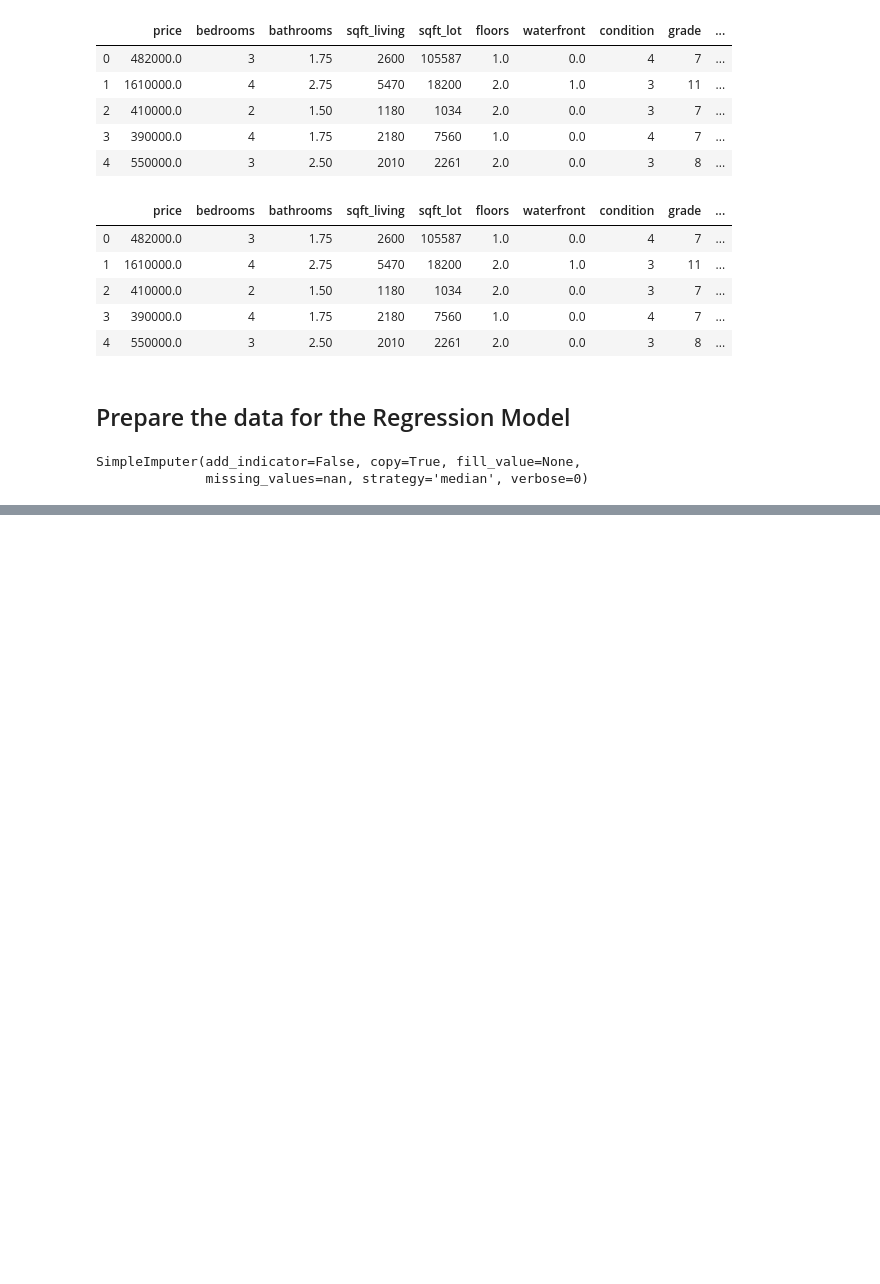
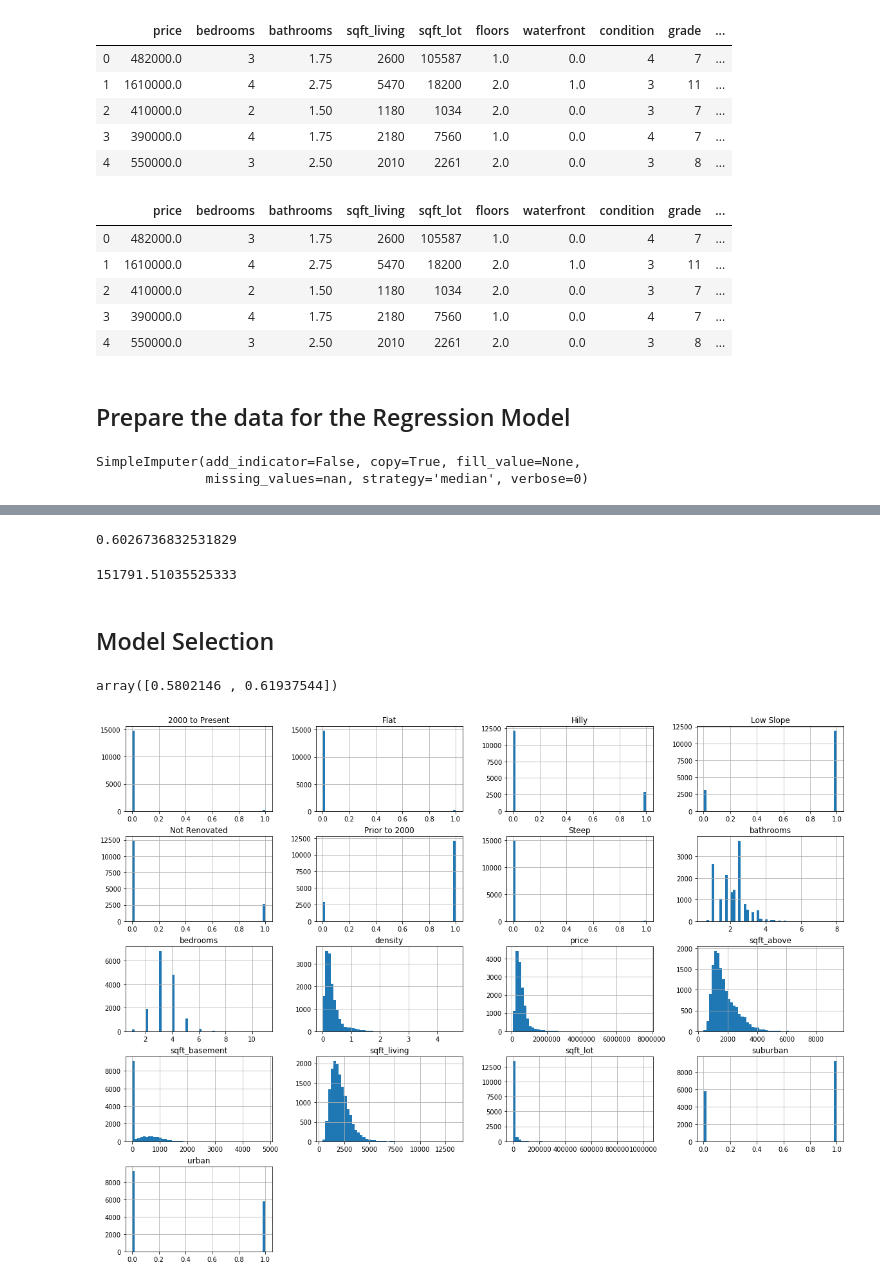
Before and after one commit to bobbyiestofjos/mod_2_project, a Jupyter notebook: data/model.ipynb, the cells around one changed output, grey strips where cells are left out. Saved outputs shown, nothing was run; the diff lists cells and outputs as text; code cells hidden in the pictures; blank space fills up the shorter version.

```diff
--- a/data/model.ipynb
+++ b/data/model.ipynb
@@ -163,0 +226,22 @@ df_tr.head()
+# %%
+lr.score(X, y)
+# %% [output]
+0.6026736832531829
+# %%
+from sklearn.metrics import mean_absolute_error
+lin_mae = mean_absolute_error(y, y_pred)
+lin_mae
+# %% [output]
+151791.51035525333
+# %% [markdown]
+## Model Selection
+# %%
+from sklearn.model_selection import cross_val_score
+lr = LinearRegression()
+cross_val_score(estimator=lr, X=X, y=y, cv = 2)
+# %% [output]
+array([0.5802146 , 0.61937544])
+# %%
+df_tr.hist(bins=50, figsize=(20,15));
+# %% [output]
+[figure, added]
```
Also changed, not shown: parts of 61 cells of this notebook.
